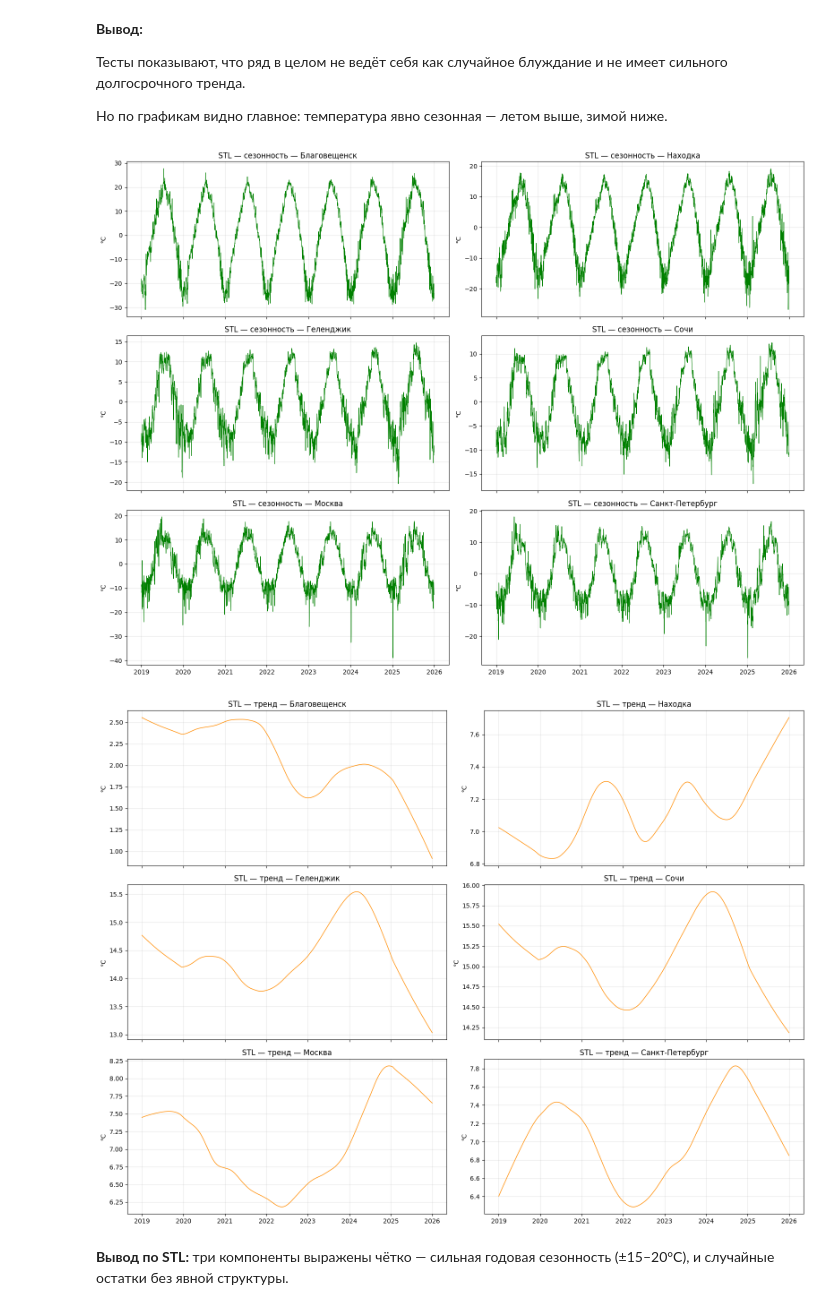
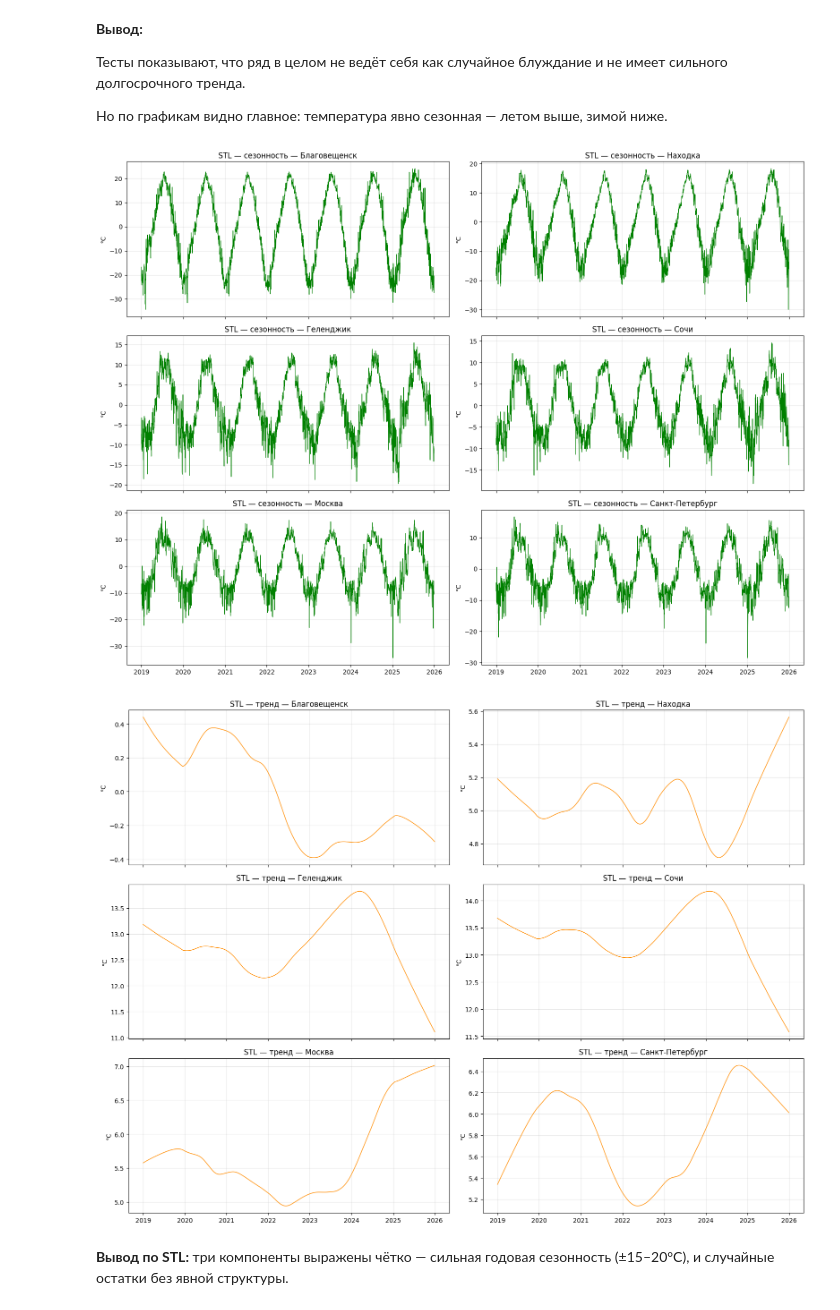
Before and after one commit to kaifarikman/data-analysis-labs, a Jupyter notebook: lab2/main.ipynb, the cells around one changed output. Cells and saved outputs as stored; diff of their text form; code cells hidden in the pictures.

```diff
--- a/lab2/main.ipynb
+++ b/lab2/main.ipynb
@@ -440,12 +437,16 @@ print(f'Строк на город: ~{len(df) // 6}')
 После агрегации до дневного уровня: 370647 → 15342 строк
 Строк на город: ~2557
 # %%
-# 2.4 Регулярная дневная временная сетка для каждого города
+# Регулярная дневная временная сетка для каждого города
 all_cities = sorted(df[CITY_COL].unique())
 
 frames_reindexed = []
 for city in all_cities:
-    dfc = df[df[CITY_COL] == city].set_index(DATE_COL).sort_index()
+    # Фильтруем по городу
+    dfc = df[df[CITY_COL] == city]
+    # Группируем по дате и берем среднее значение для числовых колонок (например, TEMP_COL)
+    dfc = dfc.groupby(DATE_COL).mean(numeric_only=True).sort_index()
+    # Создаем сетку и реиндексируем
     full_idx = pd.date_range(dfc.index.min(), dfc.index.max(), freq='D')
     dfc = dfc.reindex(full_idx)
     dfc[CITY_COL] = city
@@ -458,5 +459,4 @@ df_grid = pd.concat(frames_reindexed)
 df_grid.index.name = DATE_COL
 df_grid = df_grid.reset_index()
 print(f'\nИтого после регулярной сетки: {df_grid.shape}')
-#check more
 # %% [output]
@@ -563,7 +564,7 @@ Length: 6, dtype: str
 # %%
 # Готовим словарь временных рядов по каждому городу
 series_by_city = {}
-for city in CANONICAL_CITIES:
+for city in canonical_cities:
     s = (
         df_clean[df_clean[CITY_COL] == city]
         .set_index(DATE_COL)[TEMP_COL]
@@ -580,9 +581,9 @@ for city in CANONICAL_CITIES:
   Москва: 2019-01-01 → 2025-12-31, точек=2557
   Санкт-Петербург: 2019-01-01 → 2025-12-31, точек=2557
 # %%
-# 3.1 Визуализация — дневной ряд + месячное среднее по всем городам
+# Визуализация — дневной ряд + месячное среднее по всем городам
 fig, axes = plt.subplots(3, 2, figsize=(16, 12), sharex=True)
-for ax, city in zip(axes.flat, CANONICAL_CITIES):
+for ax, city in zip(axes.flat, canonical_cities):
     ts = series_by_city[city]
     ax.plot(ts.index, ts.values, linewidth=0.5, color='steelblue', alpha=0.6, label='день')
     ts_monthly = ts.resample('ME').mean()
@@ -603,7 +604,7 @@ plt.show()
 # Проверка стационарности — ADF и KPSS тесты по всем городам
 
 stationarity_rows = []
-for city in CANONICAL_CITIES:
+for city in canonical_cities:
     ts = series_by_city[city]
     adf_stat, adf_p = adfuller(ts, autolag='AIC')[:2]
     kpss_stat, kpss_p = kpss(ts, regression='c', nlags='auto')[:2]
@@ -641,34 +642,34 @@ print('  Факт сезонной нестационарности подтве
 # %%
 # STL-декомпозиция: считаем для всех городов и рисуем сезонность + тренд раздельно
 stl_results = {city: STL(series_by_city[city], period=365, robust=True).fit()
-               for city in CANONICAL_CITIES}
+               for city in canonical_cities}
 
 # Сезонная компонента
 fig, axes = plt.subplots(3, 2, figsize=(16, 12), sharex=True)
-for ax, city in zip(axes.flat, CANONICAL_CITIES):
+for ax, city in zip(axes.flat, canonical_cities):
     s = stl_results[city].seasonal
     ax.plot(s.index, s.values, linewidth=0.8, color='green')
     ax.set_title(f'STL — сезонность — {city}')
     ax.set_ylabel('°C')
     ax.grid(alpha=0.3)
 plt.tight_layout()
 plt.savefig('screens/02_stl_seasonal.png', dpi=120)
 plt.show()
 
 # Тренд
 fig, axes = plt.subplots(3, 2, figsize=(16, 12), sharex=True)
-for ax, city in zip(axes.flat, CANONICAL_CITIES):
+for ax, city in zip(axes.flat, canonical_cities):
     t = stl_results[city].trend
     ax.plot(t.index, t.values, linewidth=1.0, color='darkorange')
     ax.set_title(f'STL — тренд — {city}')
     ax.set_ylabel('°C')
     ax.grid(alpha=0.3)
 plt.tight_layout()
 plt.savefig('screens/02_stl_trend.png', dpi=120)
 plt.show()
 # %% [output]
-[figure, old version]
+[figure, new version]
-[figure, old version]
+[figure, new version]
 # %% [markdown]
 **Вывод по STL:** три компоненты выражены чётко — сильная годовая сезонность (±15–20°C), и случайные остатки без явной структуры.
 # %%
```
Also changed, not shown: parts of 14 cells of this notebook, 5 other files.
